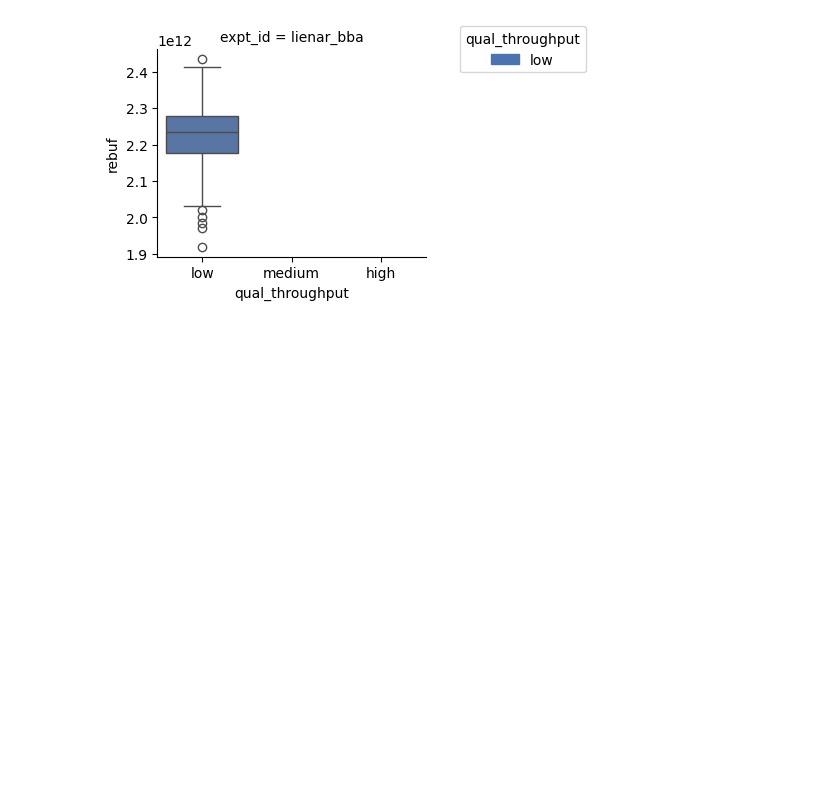
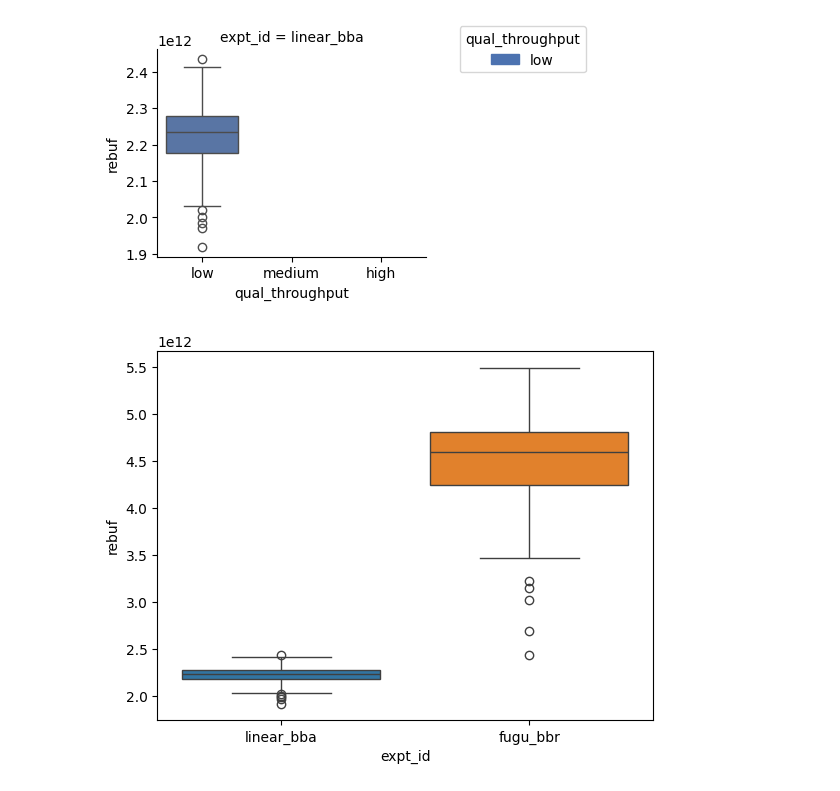
Before and after one commit to ViViVidam/293N, a Jupyter notebook: graphs.ipynb, the cells around one changed output. Cells and saved outputs as stored; diff of their text form; code cells hidden in the pictures; blank space fills up the shorter version.

```diff
--- a/graphs.ipynb
+++ b/graphs.ipynb
@@ -400,9 +400,9 @@ graph_df = pd.DataFrame({"rebuf": norm_rebuf,
                         })#.merge(ssim, how="inner", on=["expt_id", "session_id"])
 # %%
 hue_order = graph_df["qual_throughput"].unique()[::-1]
-graph_df["expt_id"] = "fugu_bbr"
+fugu_graph_df["expt_id"] = "fugu_bbr"
 
-grid = sns.FacetGrid(graph_df, col="expt_id", hue="qual_throughput", hue_order=hue_order, palette="deep", col_wrap=4)
+grid = sns.FacetGrid(fugu_graph_df, col="expt_id", hue="qual_throughput", hue_order=hue_order, palette="deep", col_wrap=4)
 #grid.add_legend()
 grid.map(sns.boxplot,"qual_throughput","rebuf")
 
@@ -478,11 +478,11 @@ _,_,_, linear_group_df = analyze(reader)
 # %%
 group_keys = ["expt_id", "session_id"]
 #group_df["ssim_index"] = group_df["ssim_index"].astype(np.float64)
-group_df["delivery_rate"] = group_df["delivery_rate"].astype(np.float64)
-group_df["rtt"] = group_df["rtt"].astype(np.float64)
-group_df["qual_throughput"] = pd.qcut(group_df["delivery_rate"].astype(np.float64), 3, labels=["low","medium","high"])
+linear_group_df["delivery_rate"] = linear_group_df["delivery_rate"].astype(np.float64)
+linear_group_df["rtt"] = linear_group_df["rtt"].astype(np.float64)
+linear_group_df["qual_throughput"] = pd.qcut(linear_group_df["delivery_rate"].astype(np.float64), 3, labels=["low","medium","high"])
 #group_df["qual_rtt"] = pd.qcut(group_df["rtt"].astype(np.float64), 2, labels=["low","high"])
-grouped_group = group_df.groupby(group_keys)
+grouped_group = linear_group_df.groupby(group_keys)
 
 
 time_s = (grouped_group["timestamp_x"].max() - grouped_group["timestamp_x"].min()).apply(lambda x: float(x) / 1000000000.0)
@@ -501,7 +501,7 @@ linear_graph_df = pd.DataFrame({"rebuf": norm_rebuf,
 
 
 hue_order = linear_graph_df["qual_throughput"].unique()[::-1]
-linear_graph_df["expt_id"] = "lienar_bba"
+linear_graph_df["expt_id"] = "linear_bba"
 
 grid = sns.FacetGrid(linear_graph_df, col="expt_id", hue="qual_throughput", hue_order=hue_order, palette="deep", col_wrap=4)
 #grid.add_legend()
@@ -516,3 +516,20 @@ plt.legend(handles=handles, title='qual_throughput', loc='center left', bbox_to_
 plt.show()
 # %% [output]
 [figure]
+# %%
+combo_df = pd.concat([linear_graph_df,fugu_graph_df])
+# %%
+#grid = sns.FacetGrid(combo_df, col="expt_id", hue="expt_id", palette="deep", col_wrap=4)
+#grid.add_legend()
+#grid.map(sns.boxplot,"qual_throughput","rebuf")
+sns.boxplot(combo_df,x="expt_id",y="rebuf",hue="expt_id")
+
+
+# seaborn legend is broken and doesn't add colors
+#labels = hue_order
+#colors = sns.color_palette("deep").as_hex()[:len(labels)]
+#handles=[patches.Patch(color=col, label=lab) for col, lab in zip (colors, labels)]
+#plt.legend(handles=handles, title='qual_throughput', loc='center left', bbox_to_anchor=(1.1, 1))
+plt.show()
+# %% [output]
+[figure, added]
```
Also changed, not shown: parts of 5 cells of this notebook, 19 other files.
